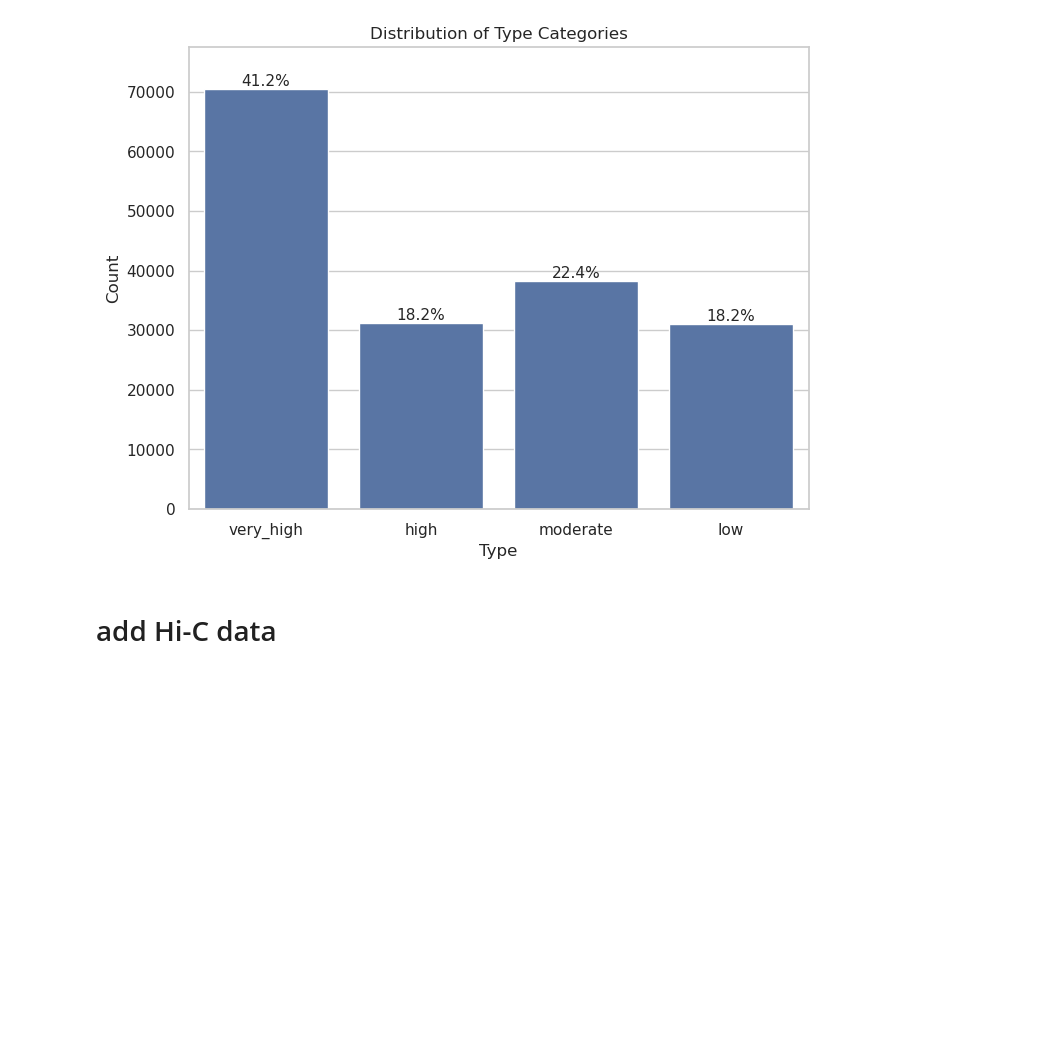
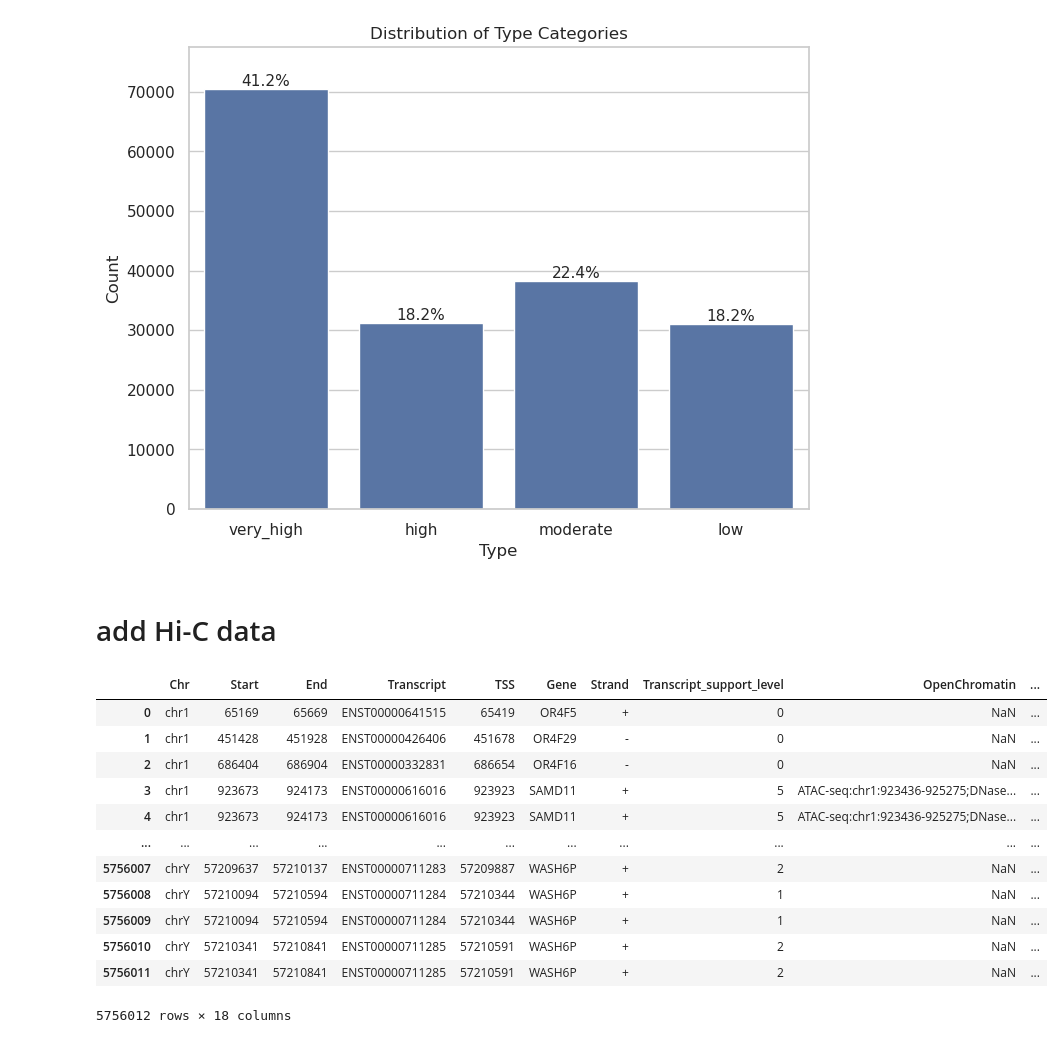
Before and after one commit to mingjutsai/PreprocessDB, a Jupyter notebook: promoter_table/OB_promoter_table.ipynb, the cells around one changed output. Drawn from its saved outputs; the diff is of its cells as text; code cells hidden in the pictures; blank space fills up the shorter version.

```diff
--- a/promoter_table/OB_promoter_table.ipynb
+++ b/promoter_table/OB_promoter_table.ipynb
@@ -805,3 +805,21 @@ plt.show()
 !bedtools intersect -a /mnt/10T-backup-mingju/ifar/databases/hg38/RegionBased/promoter/OB/promoter_like_regions_OB_openchromatin_chromHMM_Expression_level.tsv -b /mnt/10T-backup-mingju/ifar/Hi-C/OB13/OB13_merge_hic.txt_sorted_lexicographical_addchr -wao > /mnt/10T-backup-mingju/ifar/databases/hg38/RegionBased/promoter/OB/promoter_like_regions_OB_openchromatin_chromHMM_Expression_Level_HiC.bed
 # %%
 !perl ~/PreprocessDB/promoter_table/promoter_HiC_processing.pl /mnt/10T-backup-mingju/ifar/databases/hg38/RegionBased/promoter/OB/promoter_like_regions_OB_openchromatin_chromHMM_Expression_Level_HiC.bed
+# %%
+OB_promoter_table = pd.read_csv('/mnt/10T-backup-mingju/ifar/databases/hg38/RegionBased/promoter/OB/promoter_like_regions_OB_openchromatin_chromHMM_Expression_Level_HiC.bed_table.bed',sep='\t')
+# %%
+OB_promoter_table
+# %% [output]
+|  | Chr | Start | End | Transcript | TSS | Gene | Strand | Transcript_support_level | OpenChromatin | ... |
+| 0 | chr1 | 65169 | 65669 | ENST00000641515 | 65419 | OR4F5 | + | 0 | NaN | ... |
+| 1 | chr1 | 451428 | 451928 | ENST00000426406 | 451678 | OR4F29 | - | 0 | NaN | ... |
+| 2 | chr1 | 686404 | 686904 | ENST00000332831 | 686654 | OR4F16 | - | 0 | NaN | ... |
+| 3 | chr1 | 923673 | 924173 | ENST00000616016 | 923923 | SAMD11 | + | 5 | ATAC-seq:chr1:923436-925275;DNase... | ... |
+| 4 | chr1 | 923673 | 924173 | ENST00000616016 | 923923 | SAMD11 | + | 5 | ATAC-seq:chr1:923436-925275;DNase... | ... |
+| ... | ... | ... | ... | ... | ... | ... | ... | ... | ... | ... |
+| 5756007 | chrY | 57209637 | 57210137 | ENST00000711283 | 57209887 | WASH6P | + | 2 | NaN | ... |
+| 5756008 | chrY | 57210094 | 57210594 | ENST00000711284 | 57210344 | WASH6P | + | 1 | NaN | ... |
+| 5756009 | chrY | 57210094 | 57210594 | ENST00000711284 | 57210344 | WASH6P | + | 1 | NaN | ... |
+| 5756010 | chrY | 57210341 | 57210841 | ENST00000711285 | 57210591 | WASH6P | + | 2 | NaN | ... |
+| 5756011 | chrY | 57210341 | 57210841 | ENST00000711285 | 57210591 | WASH6P | + | 2 | NaN | ... |
+5756012 rows × 18 columns
```
Also changed, not shown: parts of 1 cell of this notebook.
